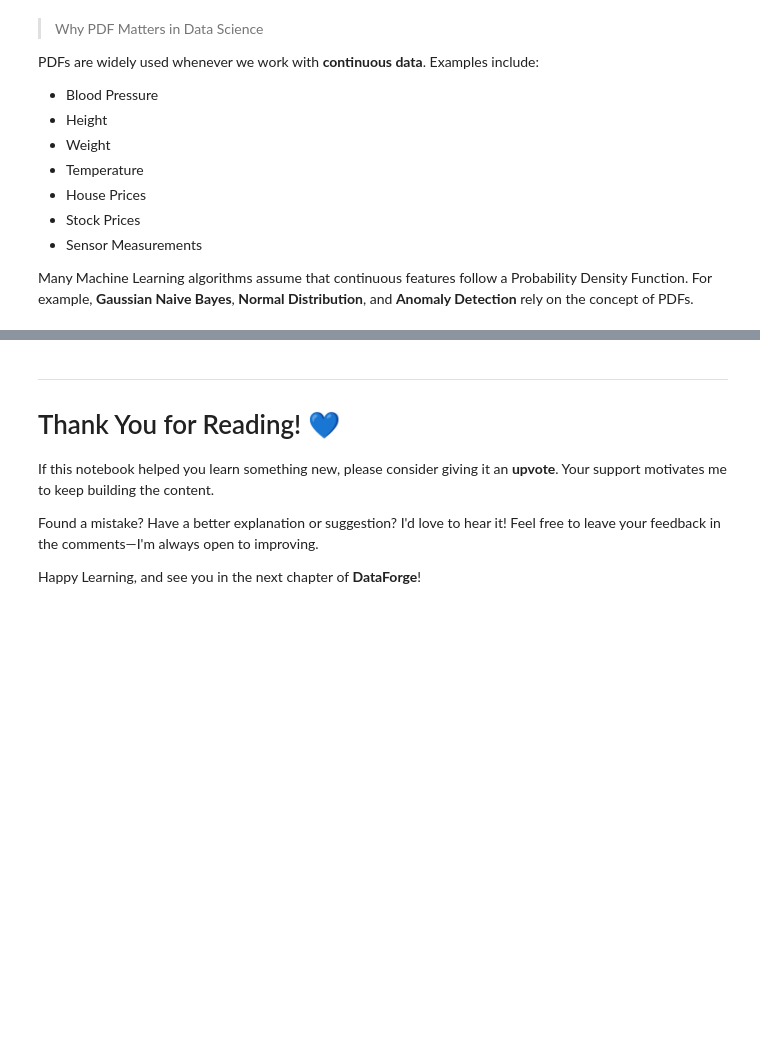
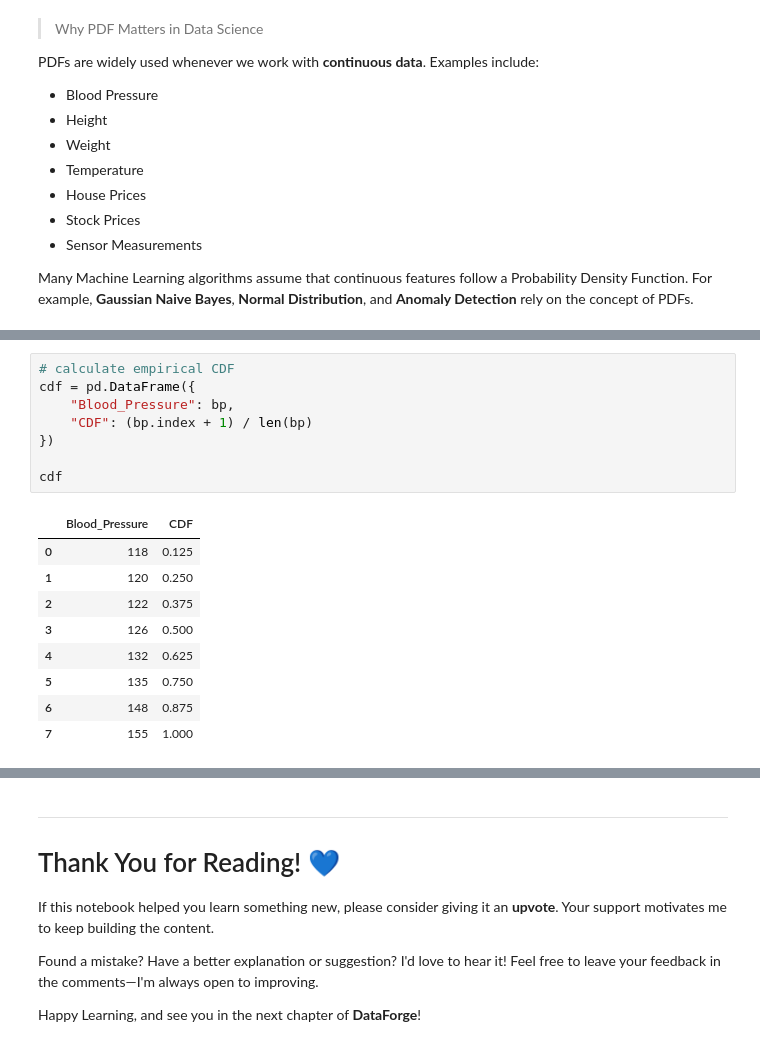
Before and after one commit to satyam2006-cmd/DataForge, a Jupyter notebook: statswithpy/statslearnings.ipynb, the cells around one changed output, grey strips where cells are left out. Saved outputs shown, nothing was run; the diff lists cells and outputs as text; blank space fills up the shorter version.

```diff
--- a/statswithpy/statslearnings.ipynb
+++ b/statswithpy/statslearnings.ipynb
@@ -2266,0 +2346,18 @@ Today, we learned about the **Probability Density Function (PDF)**, which is use
+# %%
+# calculate empirical CDF
+cdf = pd.DataFrame({
+    "Blood_Pressure": bp,
+    "CDF": (bp.index + 1) / len(bp)
+})
+
+cdf
+# %% [output]
+|  | Blood_Pressure | CDF |
+| 0 | 118 | 0.125 |
+| 1 | 120 | 0.250 |
+| 2 | 122 | 0.375 |
+| 3 | 126 | 0.500 |
+| 4 | 132 | 0.625 |
+| 5 | 135 | 0.750 |
+| 6 | 148 | 0.875 |
+| 7 | 155 | 1.000 |
```
Also changed, not shown: parts of 13 cells of this notebook.
